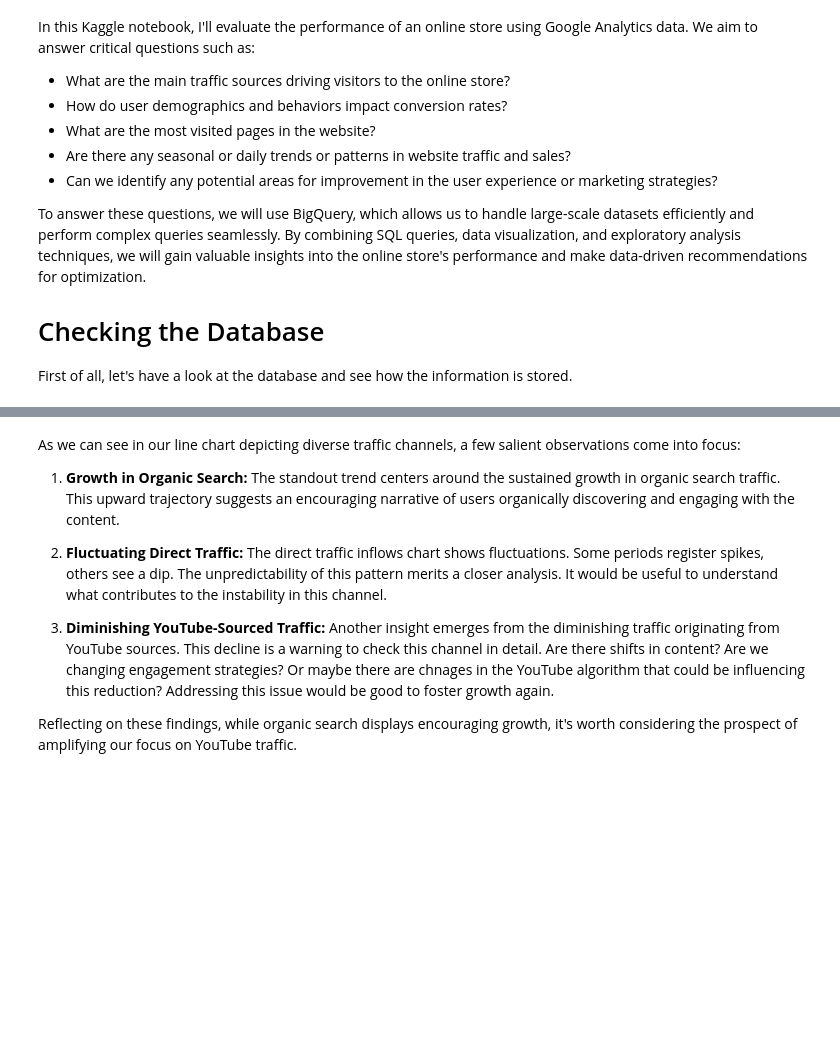
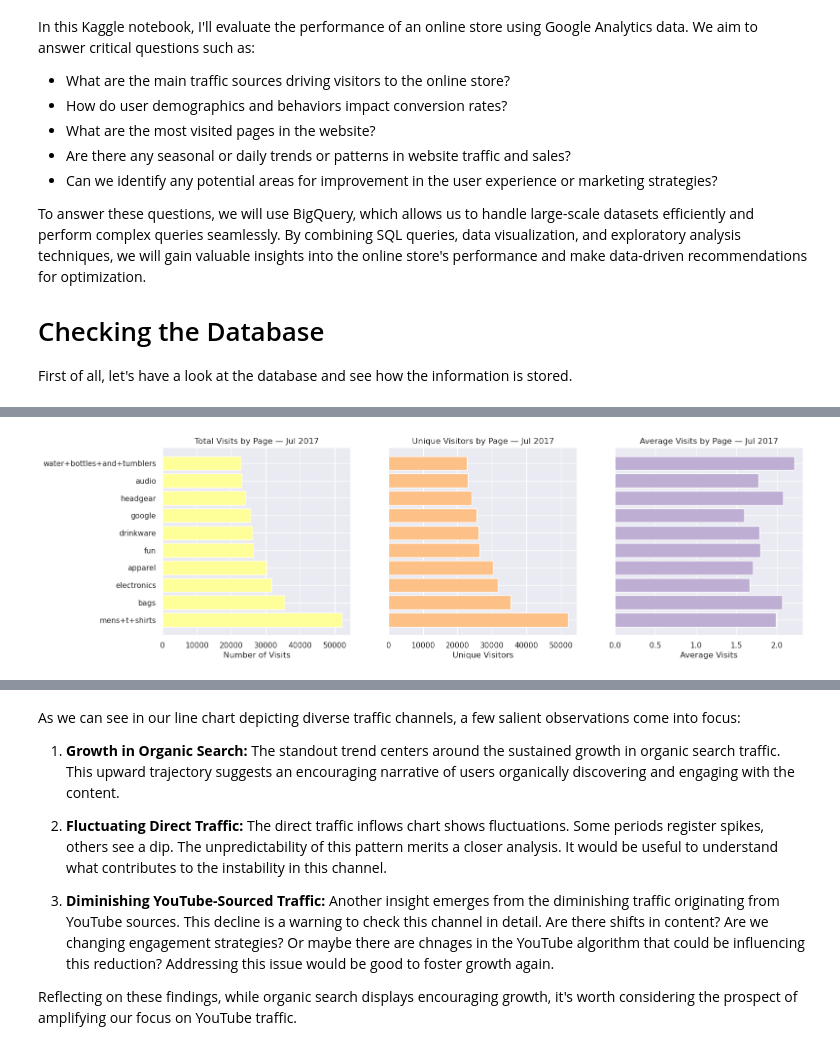
Before and after one commit to leandrocassius/data-analytics-portfolio, a Jupyter notebook: store-performance-bigquery/evaluating-store-performance-with-bigquery.ipynb, the cells around one changed output, grey strips where cells are left out. Cells and saved outputs as stored; diff of their text form; code cells hidden in the pictures; blank space fills up the shorter version.

```diff
--- a/store-performance-bigquery/evaluating-store-performance-with-bigquery.ipynb
+++ b/store-performance-bigquery/evaluating-store-performance-with-bigquery.ipynb
@@ -164,0 +182,45 @@ fig2.show()
+# %%
+# Create query to select top pages
+# Exclude obvious candidates like 'home' and html endings
+pages_query = f"""
+    WITH pages AS (
+        SELECT
+            REGEXP_EXTRACT(h.page.pagePath, r'[^/]+$') AS page,
+            COUNT(h.page.pagePath) AS number_of_visits,
+            COUNT(DISTINCT fullVisitorId) AS unique_visitors
+        FROM {source}, UNNEST(hits) AS h
+        WHERE _TABLE_SUFFIX BETWEEN '20170101' AND '20170731'
+        GROUP BY page
+    )
+    SELECT page, number_of_visits, unique_visitors
+    FROM pages
+    WHERE page NOT LIKE '%html'
+      AND page NOT IN ('home', 'quickview', 'youtube')
+    ORDER BY number_of_visits DESC
+    LIMIT 10
+"""
+
+top_pages = client.query_to_pandas_safe(pages_query)
+top_pages['avg_visits'] = top_pages['number_of_visits'] / top_pages['unique_visitors']
+
+# Create chart to show how channels compare
+fig, (ax1,ax2,ax3) = plt.subplots(1,3,figsize=(17, 5), sharey=True)
+
+ax1.barh(top_pages['page'], top_pages['number_of_visits'], color=palette[3])
+#ax1.invert_yaxis()
+ax1.set_title("Total Visits by Page — Jul 2017")
+ax1.set_xlabel("Number of Visits")
+
+ax2.barh(top_pages['page'], top_pages['number_of_visits'], color=palette[2])
+#ax2.invert_yaxis()
+ax2.set_title("Unique Visitors by Page — Jul 2017")
+ax2.set_xlabel("Unique Visitors")
+
+ax3.barh(top_pages['page'], top_pages['avg_visits'], color=palette[1])
+#ax2.invert_yaxis()
+ax3.set_title("Average Visits by Page — Jul 2017")
+ax3.set_xlabel("Average Visits")
+
+plt.show()
+# %% [output]
+[figure, added]
```
Also changed, not shown: parts of 31 cells of this notebook.
